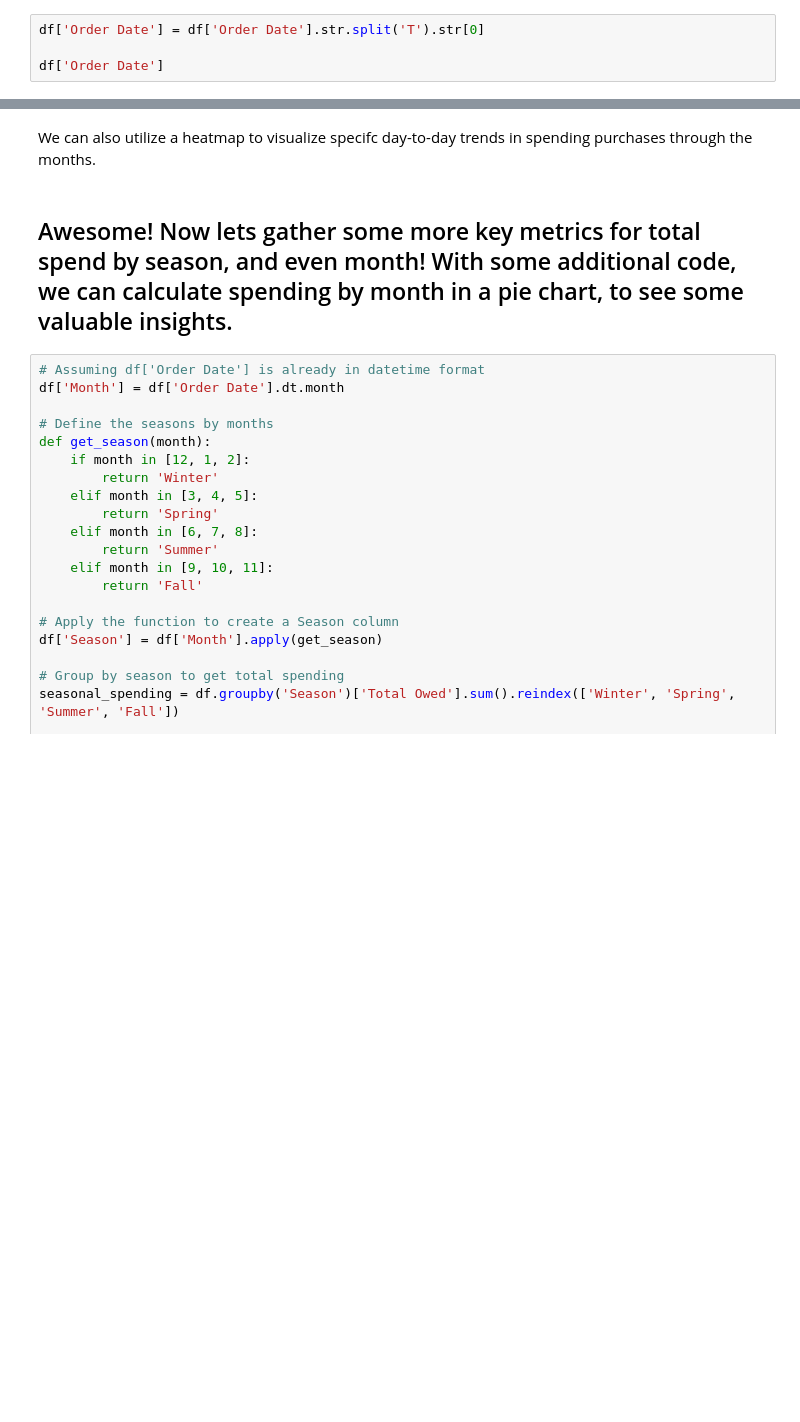
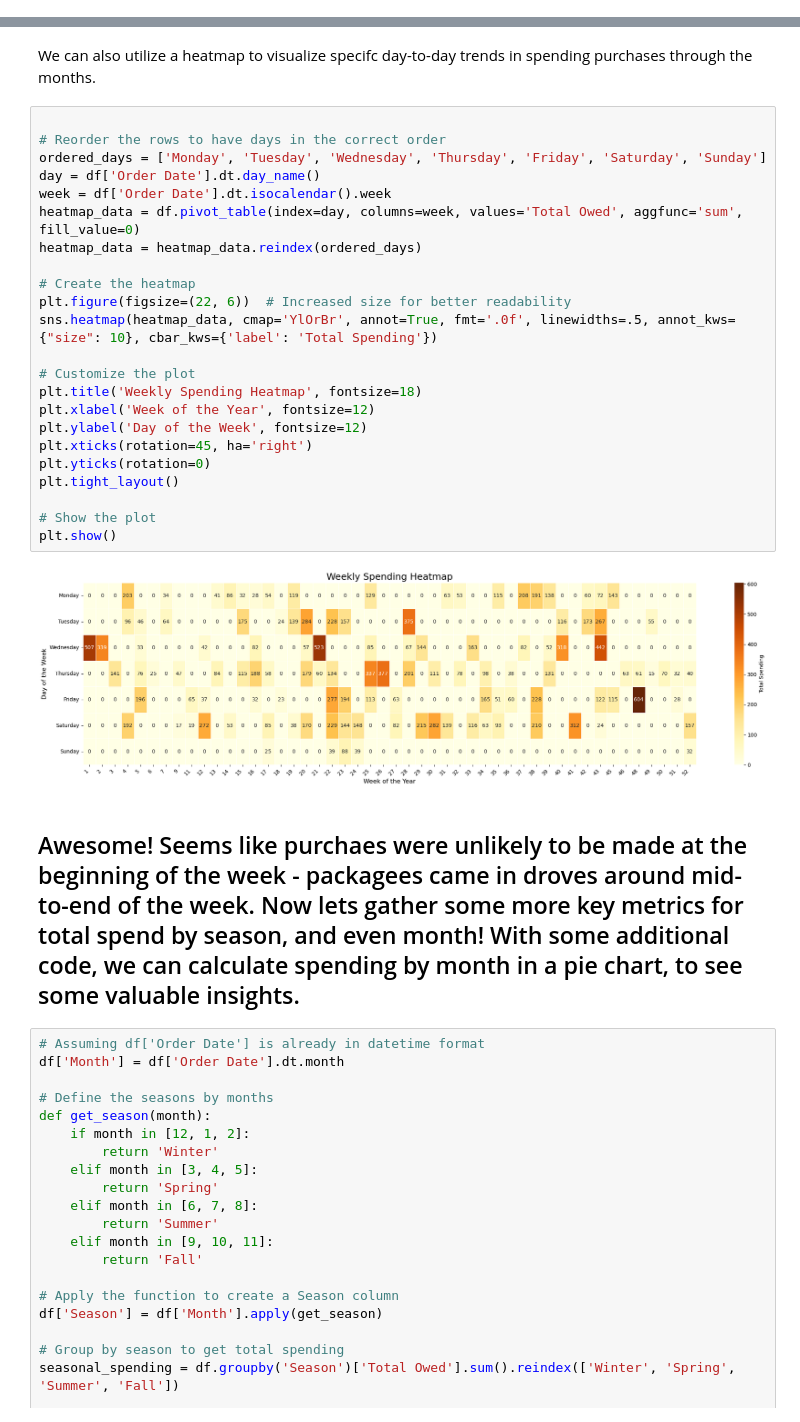
Before and after one commit to Jodi22K/Amazon-Spending-Analytics, a Jupyter notebook: Amazon.ipynb, the cells around one changed output, grey strips where cells are left out. Cells and saved outputs as stored; diff of their text form; blank space fills up the shorter version.

```diff
--- a/Amazon.ipynb
+++ b/Amazon.ipynb
@@ -162,7 +162,3 @@ df[['Total Owed','Order Date']]
 522 rows × 2 columns
 # %% [markdown]
 ## but wait, we see here that the data is probably in Object(string) format, lets quickly clean and convert so that were only getting the day month year.
-# %%
-df['Order Date'] = df['Order Date'].str.split('T').str[0]
-
-df['Order Date']
@@ -220,8 +212,33 @@ plt.show()
 [figure]
 # %% [markdown]
 We can also utilize a heatmap to visualize specifc day-to-day trends in spending purchases through the months.
+# %%
+
+# Reorder the rows to have days in the correct order
+ordered_days = ['Monday', 'Tuesday', 'Wednesday', 'Thursday', 'Friday', 'Saturday', 'Sunday']
+day = df['Order Date'].dt.day_name()
+week = df['Order Date'].dt.isocalendar().week
+heatmap_data = df.pivot_table(index=day, columns=week, values='Total Owed', aggfunc='sum', fill_value=0)
+heatmap_data = heatmap_data.reindex(ordered_days)
+
+# Create the heatmap
+plt.figure(figsize=(22, 6))  # Increased size for better readability
+sns.heatmap(heatmap_data, cmap='YlOrBr', annot=True, fmt='.0f', linewidths=.5, annot_kws={"size": 10}, cbar_kws={'label': 'Total Spending'})
+
+# Customize the plot
+plt.title('Weekly Spending Heatmap', fontsize=18)
+plt.xlabel('Week of the Year', fontsize=12)
+plt.ylabel('Day of the Week', fontsize=12)
+plt.xticks(rotation=45, ha='right')
+plt.yticks(rotation=0)
+plt.tight_layout()
+
+# Show the plot
+plt.show()
+# %% [output]
+[figure, added]
 # %% [markdown]
-## Awesome! Now lets gather some more key metrics for total spend by season, and even month! With some additional code, we can calculate spending by month in a pie chart, to see some valuable insights.
+## Awesome! Seems like purchaes were unlikely to be made at the beginning of the week - packagees came in droves around mid-to-end of the week. Now lets gather some more key metrics for total spend by season, and even month! With some additional code, we can calculate spending by month in a pie chart, to see some valuable insights.
 # %%
 # Assuming df['Order Date'] is already in datetime format
 df['Month'] = df['Order Date'].dt.month
```
Also changed, not shown: parts of 7 cells of this notebook, 1 other file.
